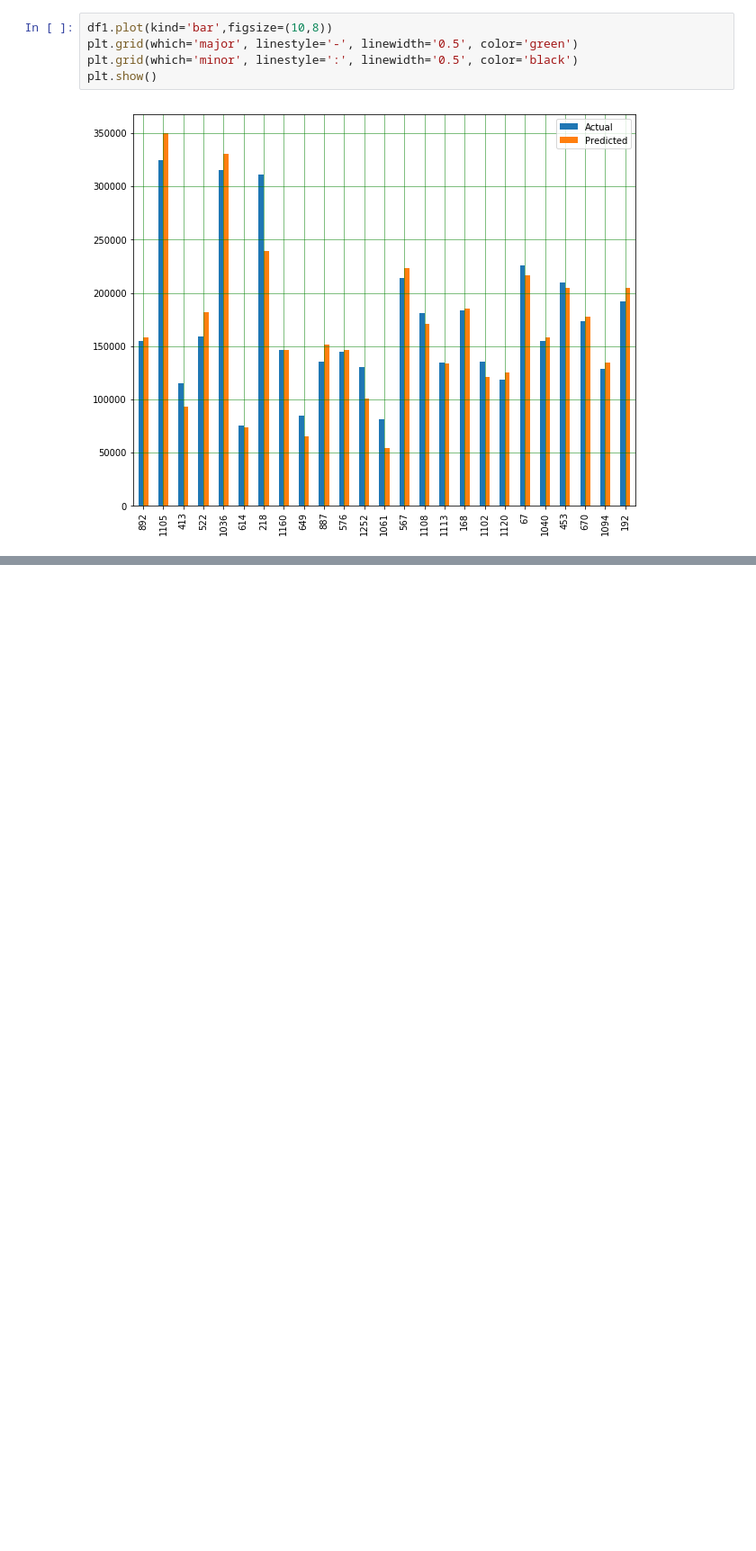
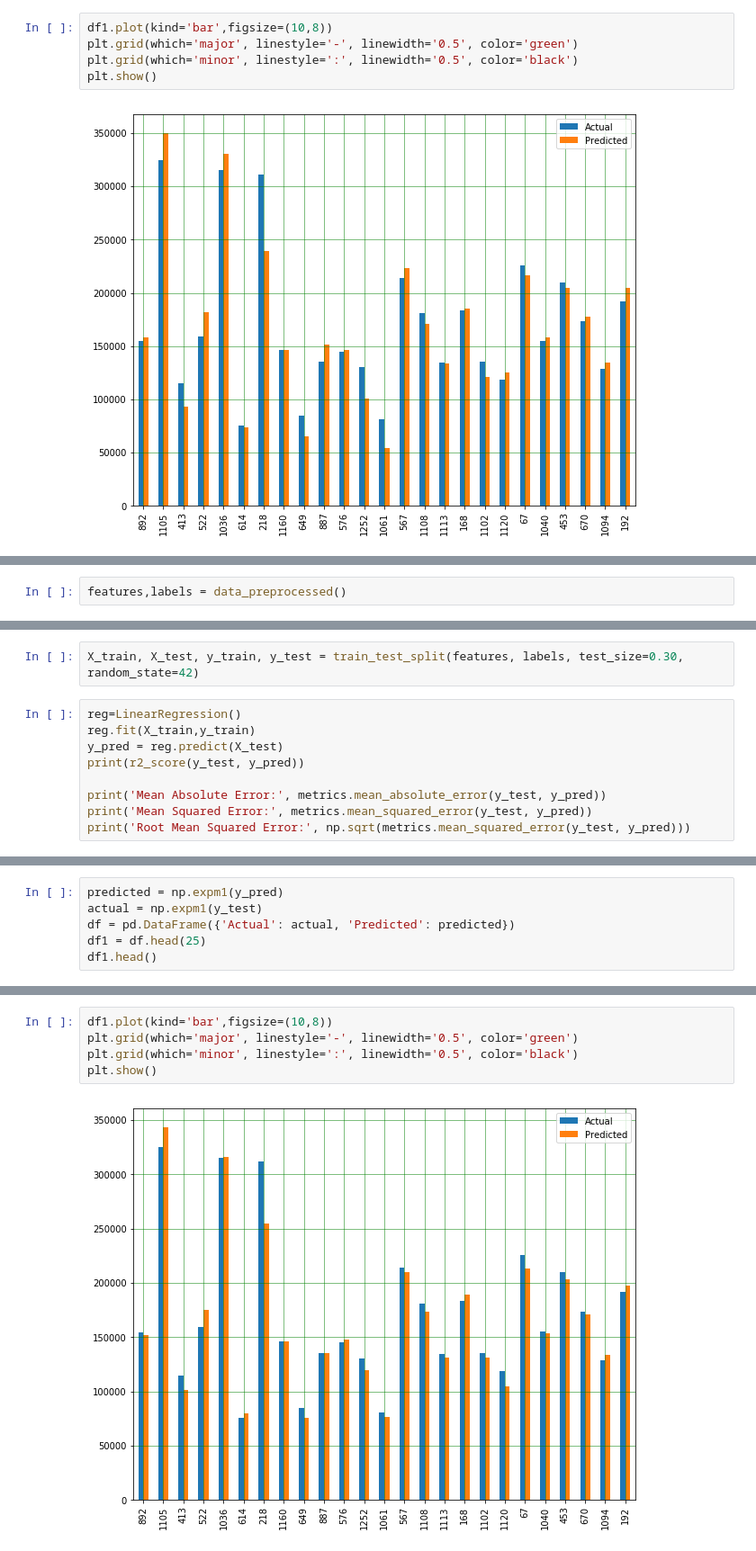
Before and after one commit to Juhi-Purswani/House_Prices-Regression_technique, a Jupyter notebook: LinearRegression.ipynb, the cells around one changed output, grey strips where cells are left out. Shown at 90% size. Saved outputs shown, nothing was run; the diff lists cells and outputs as text; blank space fills up the shorter version.

Commit message:
Linear regression applied with processed data

```diff
--- a/LinearRegression.ipynb
+++ b/LinearRegression.ipynb
@@ -155,0 +142,2 @@ plt.show()
+# %%
+features,labels = data_preprocessed()
@@ -155,0 +163,11 @@ plt.show()
+# %%
+X_train, X_test, y_train, y_test = train_test_split(features, labels, test_size=0.30, random_state=42)
+# %%
+reg=LinearRegression()
+reg.fit(X_train,y_train)
+y_pred = reg.predict(X_test)
+print(r2_score(y_test, y_pred))
+
+print('Mean Absolute Error:', metrics.mean_absolute_error(y_test, y_pred))
+print('Mean Squared Error:', metrics.mean_squared_error(y_test, y_pred))
+print('Root Mean Squared Error:', np.sqrt(metrics.mean_squared_error(y_test, y_pred)))
@@ -155,0 +179,6 @@ plt.show()
+# %%
+predicted = np.expm1(y_pred)
+actual = np.expm1(y_test)
+df = pd.DataFrame({'Actual': actual, 'Predicted': predicted})
+df1 = df.head(25)
+df1.head()
@@ -155,0 +192,7 @@ plt.show()
+# %%
+df1.plot(kind='bar',figsize=(10,8))
+plt.grid(which='major', linestyle='-', linewidth='0.5', color='green')
+plt.grid(which='minor', linestyle=':', linewidth='0.5', color='black')
+plt.show()
+# %% [output]
+[figure, added]
```
Also changed, not shown: parts of 11 cells of this notebook.
